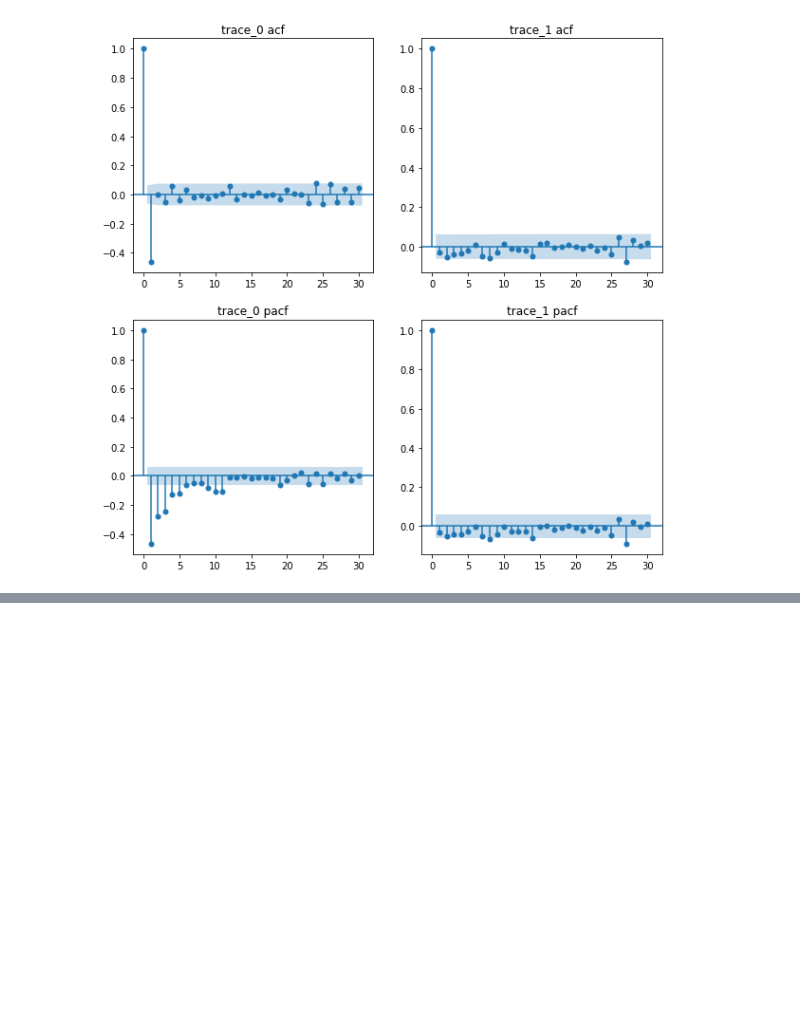
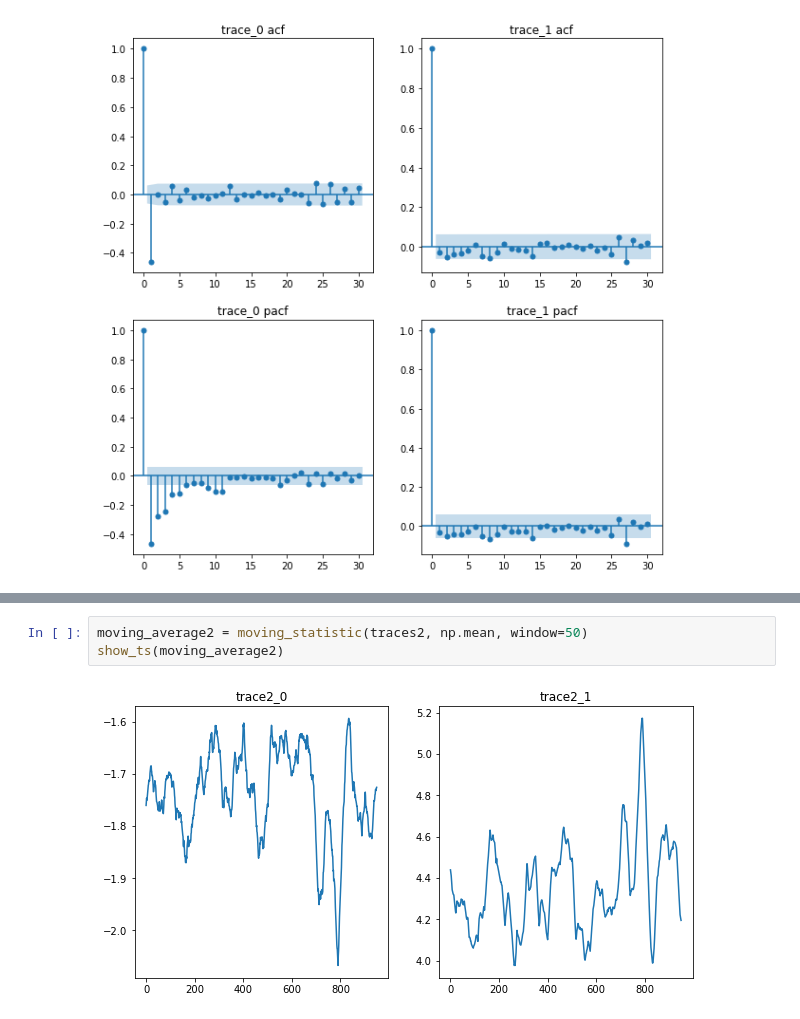
Before and after one commit to vb690/modules_comp_neuro_2021, a Jupyter notebook: advanced_quantitative_methods/units/9_time_series_analysis/unit_9_lab_assignement.ipynb, the cells around one changed output, grey strips where cells are left out. Cells and saved outputs as stored; diff of their text form; blank space fills up the shorter version.

```diff
--- a/advanced_quantitative_methods/units/9_time_series_analysis/unit_9_lab_assignement.ipynb
+++ b/advanced_quantitative_methods/units/9_time_series_analysis/unit_9_lab_assignement.ipynb
@@ -193,0 +210,5 @@ compute_acf_pacf(differenced_traces)
+# %%
+moving_average2 = moving_statistic(traces2, np.mean, window=50)
+show_ts(moving_average2)
+# %% [output]
+[figure, added]
```
Also changed, not shown: parts of 6 cells of this notebook.
